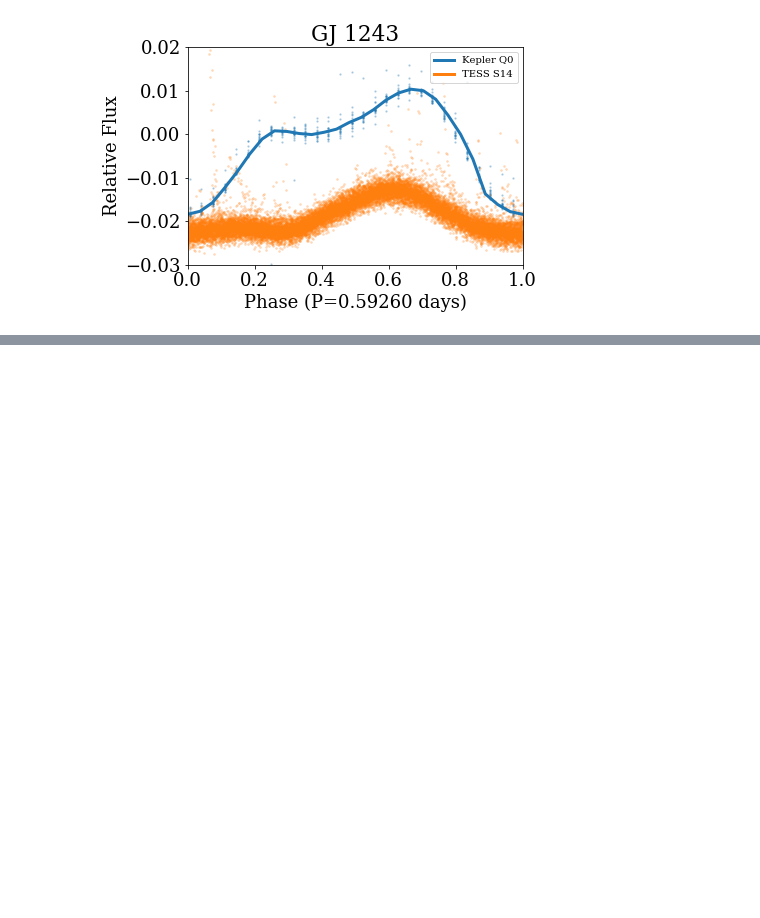
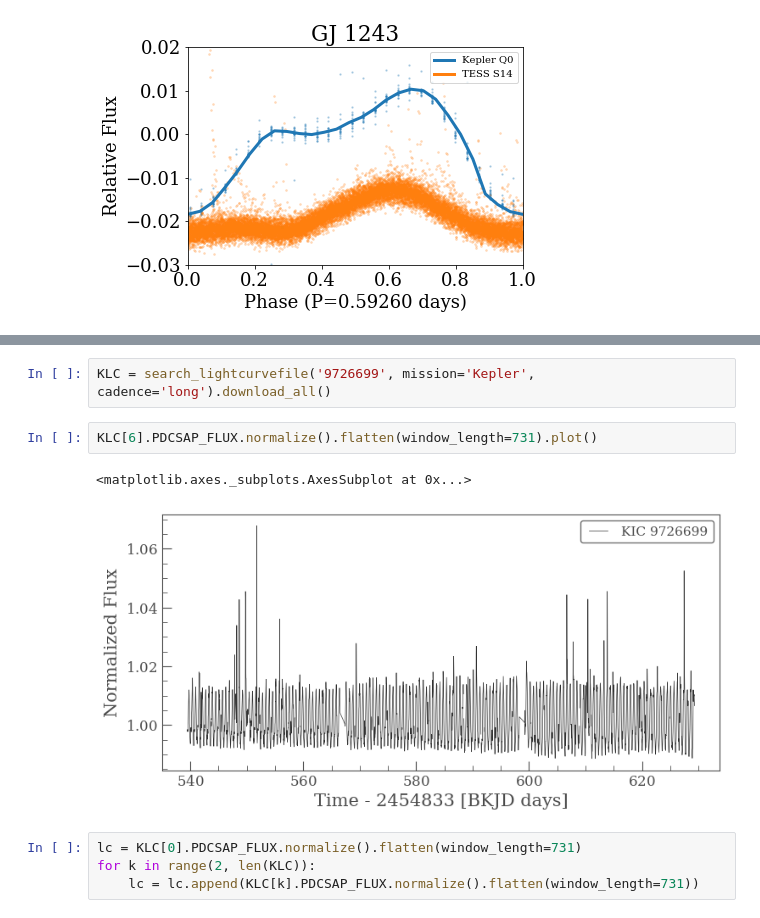
Before and after one commit to jradavenport/gj1243_10yrs, a Jupyter notebook: starspot_search.ipynb, the cells around one changed output, grey strips where cells are left out. Drawn from its saved outputs; the diff is of its cells as text; blank space fills up the shorter version.

```diff
--- a/starspot_search.ipynb
+++ b/starspot_search.ipynb
@@ -131,0 +144,11 @@ Text(0, 0.5, 'Relative Flux')
+# %%
+KLC = search_lightcurvefile('9726699', mission='Kepler', cadence='long').download_all()
+# %%
+KLC[6].PDCSAP_FLUX.normalize().flatten(window_length=731).plot()
+# %% [output]
+<matplotlib.axes._subplots.AxesSubplot at 0x...>
+[figure, added]
+# %%
+lc = KLC[0].PDCSAP_FLUX.normalize().flatten(window_length=731)
+for k in range(2, len(KLC)):
+    lc = lc.append(KLC[k].PDCSAP_FLUX.normalize().flatten(window_length=731))
```
Also changed, not shown: parts of 44 cells of this notebook, 1 other file.
